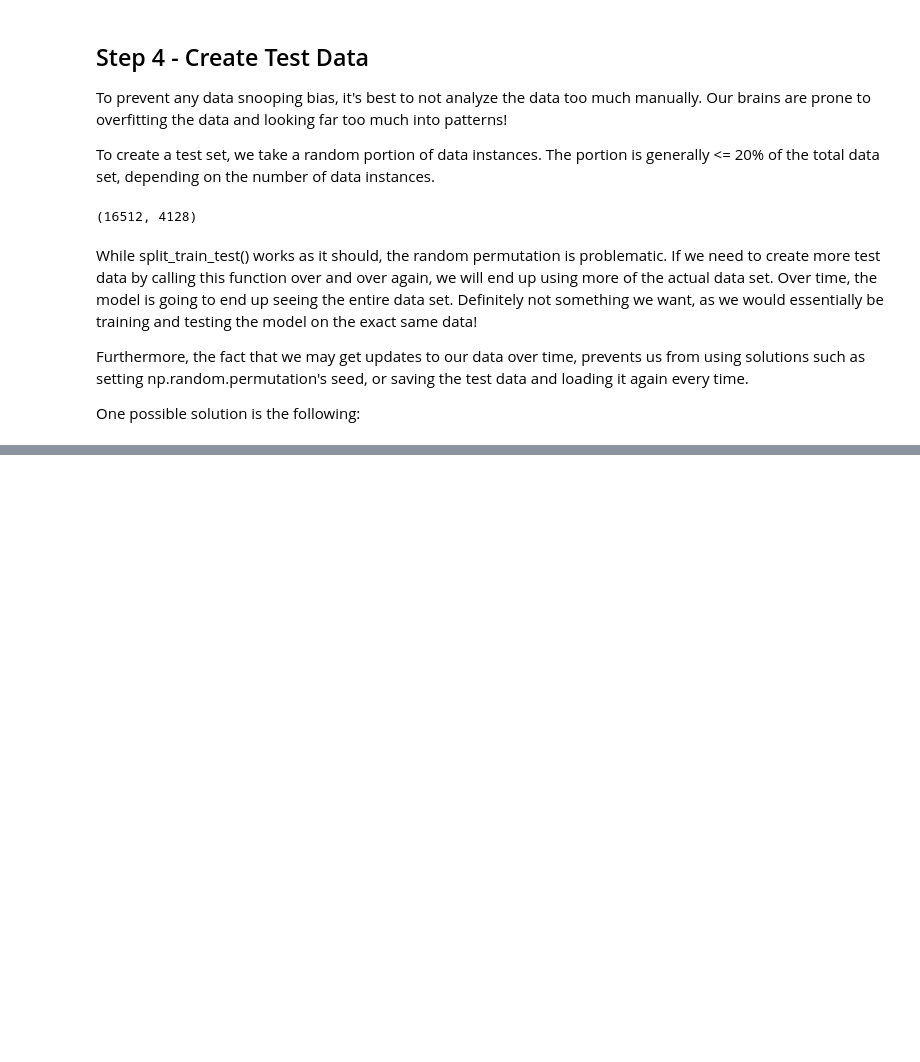
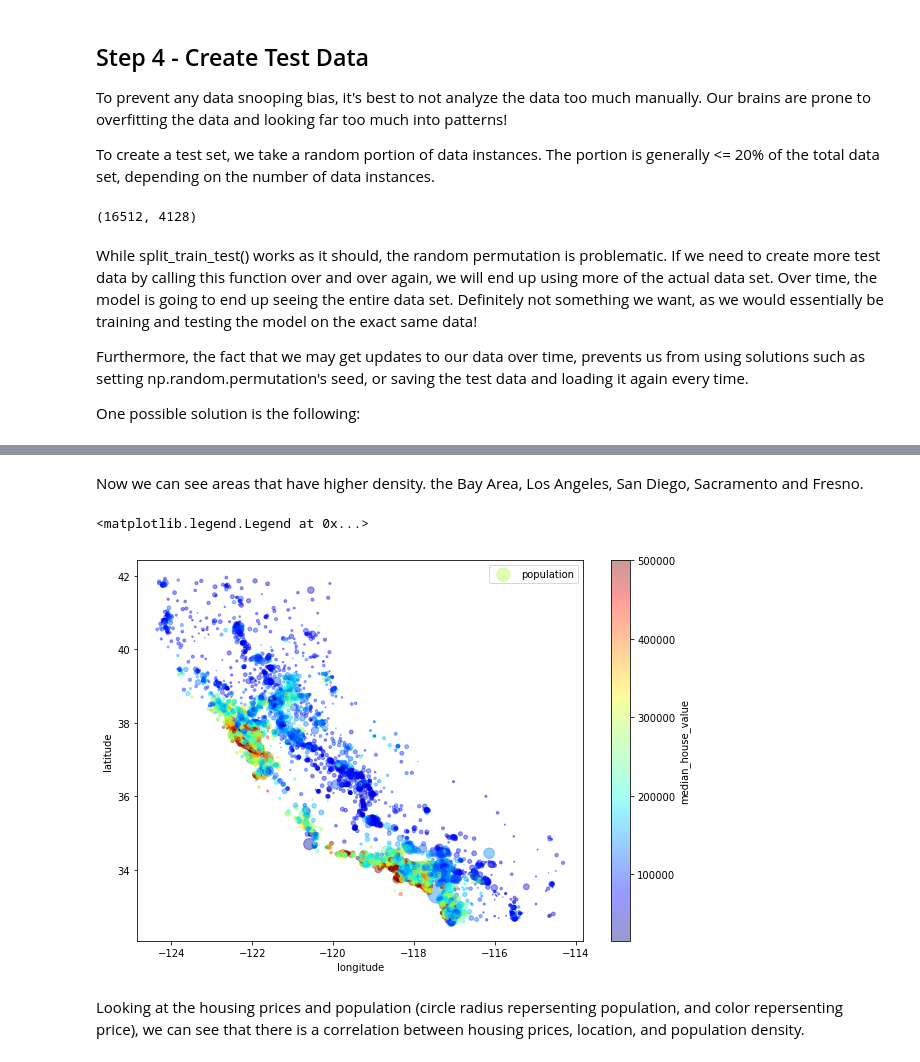
Before and after one commit to PreetMangat/Hands-On-Machine-Learning, a Jupyter notebook: Chapter 2/median_housing_price_prediction.ipynb, the cells around one changed output, grey strips where cells are left out. Cells and saved outputs as stored; diff of their text form; code cells hidden in the pictures; blank space fills up the shorter version.

```diff
--- a/Chapter 2/median_housing_price_prediction.ipynb
+++ b/Chapter 2/median_housing_price_prediction.ipynb
@@ -156,0 +261,13 @@ This ensures that if we run split_train_test_by_id() multiple times, we will alw
+# %% [markdown]
+Now we can see areas that have higher density. the Bay Area, Los Angeles, San Diego, Sacramento and Fresno.
+# %%
+housing.plot(kind="scatter", x="longitude", y="latitude", alpha=0.4,
+             s=housing["population"]/100, label="population", figsize=(10,7),
+             c="median_house_value", cmap=plt.get_cmap("jet"), colorbar=True,
+             sharex=False)
+plt.legend()
+# %% [output]
+<matplotlib.legend.Legend at 0x...>
+[figure, added]
+# %% [markdown]
+Looking at the housing prices and population (circle radius repersenting population, and color repersenting price), we can see that there is a correlation between housing prices, location, and population density.
```
Also changed, not shown: parts of 26 cells of this notebook.
